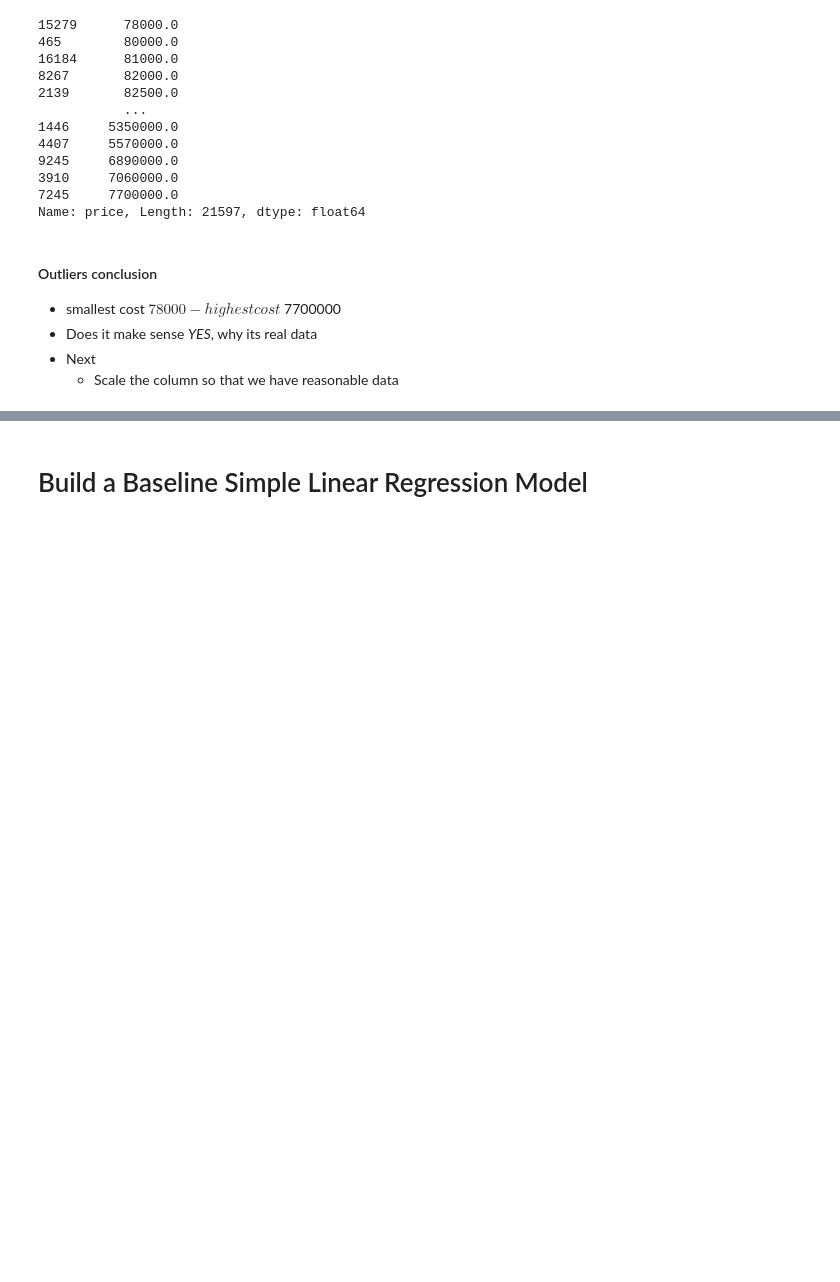
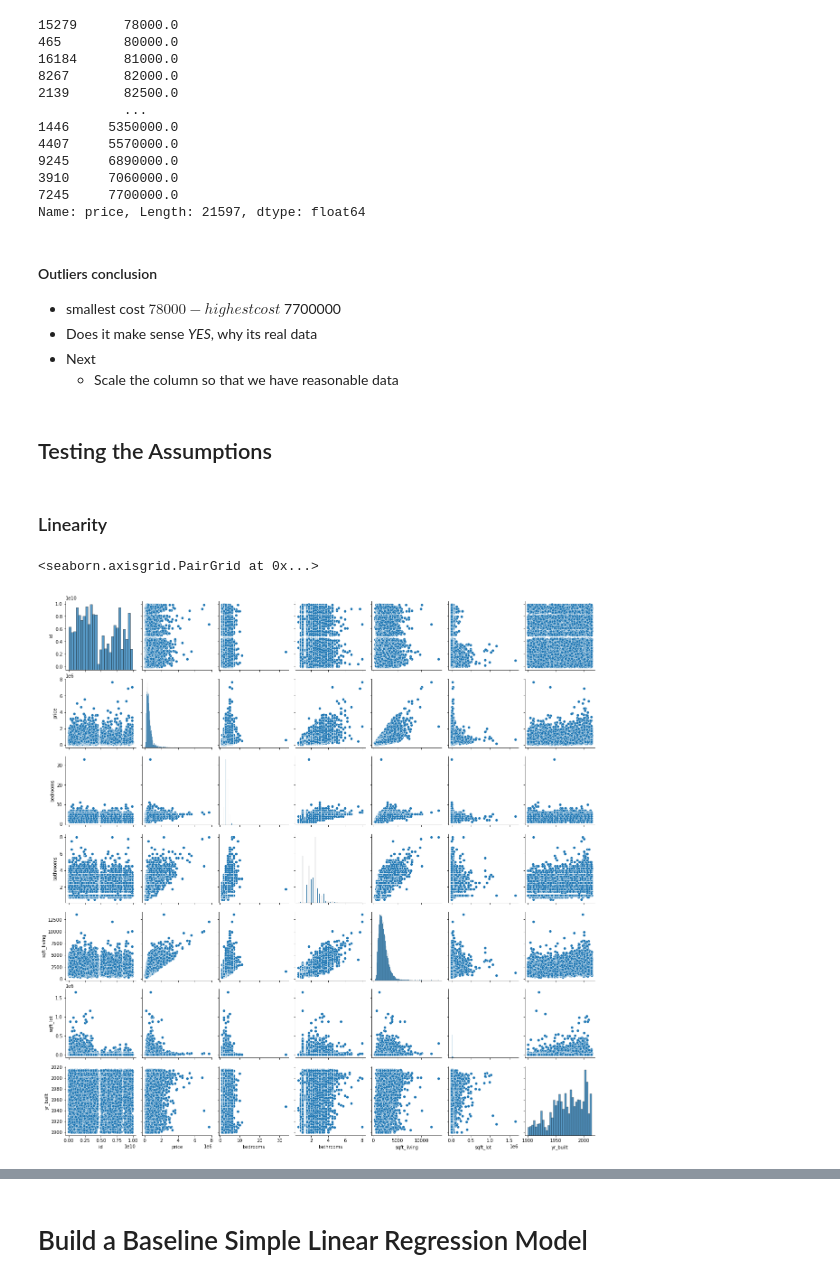
Before and after one commit to Lawez/phase-2-project-group, a Jupyter notebook: student.ipynb, the cells around one changed output, grey strips where cells are left out. Drawn from its saved outputs; the diff is of its cells as text; code cells hidden in the pictures; blank space fills up the shorter version.

Commit message:
Assumptions

```diff
--- a/student.ipynb
+++ b/student.ipynb
@@ -469,3 +488,12 @@ Name: price, Length: 21597, dtype: float64
 * Does it make sense *YES*, why its real data
 * Next
   * Scale the column so that we have reasonable data
+# %% [markdown]
+## Testing the Assumptions
+# %% [markdown]
+### Linearity
+# %%
+sns.pairplot(data_df)
+# %% [output]
+<seaborn.axisgrid.PairGrid at 0x...>
+[figure, added]
```
Also changed, not shown: parts of 12 cells of this notebook.
